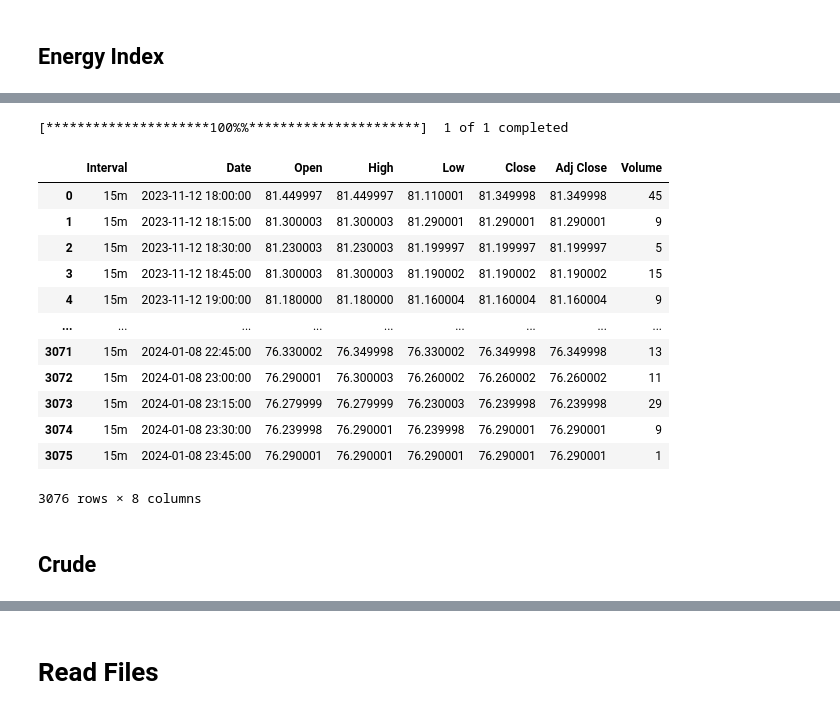
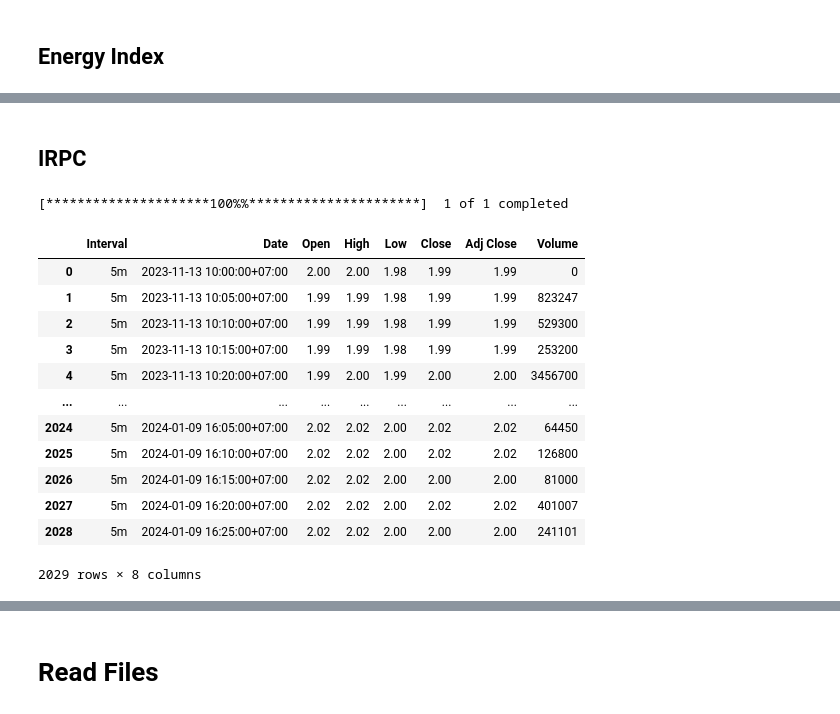
Before and after one commit to y-lims/DADS6003_Buy-Sell_Stock_Forecasting, a Jupyter notebook: SPRC_training.ipynb, the cells around one changed output, grey strips where cells are left out. Cells and saved outputs as stored; diff of their text form; code cells hidden in the pictures.

```diff
--- a/SPRC_training.ipynb
+++ b/SPRC_training.ipynb
@@ -444,11 +326,11 @@ display(RESOURCE_df)
 # %% [markdown]
 ## Energy Index
 # %%
-# Energy Index 15m
+# Energy Index 5m
 stock_symbol = '^ENERG.BK'
 end_date = datetime.today().strftime('%Y-%m-%d')
 start_date = (datetime.today() - timedelta(days=59)).strftime('%Y-%m-%d')
-intervals = ['15m']
+intervals = ['5m']
 
 # Create an empty DataFrame to store the results
 ENERGY_df = pd.DataFrame()
@@ -487,0 +370,25 @@ display(ENERGY_df)
+# %%
+# Energy Index 5m
+stock_symbol = 'TOP.BK'
+end_date = datetime.today().strftime('%Y-%m-%d')
+start_date = (datetime.today() - timedelta(days=59)).strftime('%Y-%m-%d')
+intervals = ['5m']
+
+# Create an empty DataFrame to store the results
+TOP_df = pd.DataFrame()
+
+# Loop through each interval and append data to the DataFrame
+for interval in intervals:
+    data = yf.download(stock_symbol, start=start_date, end=end_date, interval=interval)
+    # Add a level to the MultiIndex for the interval
+    data.index = pd.MultiIndex.from_product([[interval], data.index], names=['Interval', 'Date'])
+    TOP_df = pd.concat([TOP_df, data])
+
+# Reset the index to get Date as a column
+TOP_df.reset_index(inplace=True)
+
+# Display the resulting DataFrame
+display(TOP_df)
+
+# # Save the DataFrame to a CSV file
+# TOP_df.to_csv('data_TOP.csv', index=False)
@@ -488,42 +410,42 @@ display(ENERGY_df)
+# %% [markdown]
+## IRPC
 # %%
-# BRENT 15m
-stock_symbol = 'BZ=F'
+# IRPC 5m
+stock_symbol = 'IRPC.BK'
 end_date = datetime.today().strftime('%Y-%m-%d')
 start_date = (datetime.today() - timedelta(days=59)).strftime('%Y-%m-%d')
-intervals = ['15m']
+intervals = ['5m']
 
 # Create an empty DataFrame to store the results
-BRENT_df = pd.DataFrame()
+IRPC_df = pd.DataFrame()
 
 # Loop through each interval and append data to the DataFrame
 for interval in intervals:
     data = yf.download(stock_symbol, start=start_date, end=end_date, interval=interval)
     # Add a level to the MultiIndex for the interval
     data.index = pd.MultiIndex.from_product([[interval], data.index], names=['Interval', 'Date'])
-    BRENT_df = pd.concat([BRENT_df, data])
+    IRPC_df = pd.concat([IRPC_df, data])
 
 # Reset the index to get Date as a column
-BRENT_df.reset_index(inplace=True)
+IRPC_df.reset_index(inplace=True)
 
 # Display the resulting DataFrame
-display(BRENT_df)
+display(IRPC_df)
 
 # # Save the DataFrame to a CSV file
-# BRENT_df.to_csv('data_BRENT.csv', index=False)
+# IRPC_df.to_csv('data_IRPC.csv', index=False)
 # %% [output]
 [*********************100%%**********************]  1 of 1 completed
 |  | Interval | Date | Open | High | Low | Close | Adj Close | Volume |
-| 0 | 15m | 2023-11-12 18:00:00 | 81.449997 | 81.449997 | 81.110001 | 81.349998 | 81.349998 | 45 |
-| 1 | 15m | 2023-11-12 18:15:00 | 81.300003 | 81.300003 | 81.290001 | 81.290001 | 81.290001 | 9 |
-| 2 | 15m | 2023-11-12 18:30:00 | 81.230003 | 81.230003 | 81.199997 | 81.199997 | 81.199997 | 5 |
-| 3 | 15m | 2023-11-12 18:45:00 | 81.300003 | 81.300003 | 81.190002 | 81.190002 | 81.190002 | 15 |
-| 4 | 15m | 2023-11-12 19:00:00 | 81.180000 | 81.180000 | 81.160004 | 81.160004 | 81.160004 | 9 |
+| 0 | 5m | 2023-11-13 10:00:00+07:00 | 2.00 | 2.00 | 1.98 | 1.99 | 1.99 | 0 |
+| 1 | 5m | 2023-11-13 10:05:00+07:00 | 1.99 | 1.99 | 1.98 | 1.99 | 1.99 | 823247 |
+| 2 | 5m | 2023-11-13 10:10:00+07:00 | 1.99 | 1.99 | 1.98 | 1.99 | 1.99 | 529300 |
+| 3 | 5m | 2023-11-13 10:15:00+07:00 | 1.99 | 1.99 | 1.98 | 1.99 | 1.99 | 253200 |
+| 4 | 5m | 2023-11-13 10:20:00+07:00 | 1.99 | 2.00 | 1.99 | 2.00 | 2.00 | 3456700 |
 | ... | ... | ... | ... | ... | ... | ... | ... | ... |
-| 3071 | 15m | 2024-01-08 22:45:00 | 76.330002 | 76.349998 | 76.330002 | 76.349998 | 76.349998 | 13 |
-| 3072 | 15m | 2024-01-08 23:00:00 | 76.290001 | 76.300003 | 76.260002 | 76.260002 | 76.260002 | 11 |
-| 3073 | 15m | 2024-01-08 23:15:00 | 76.279999 | 76.279999 | 76.230003 | 76.239998 | 76.239998 | 29 |
-| 3074 | 15m | 2024-01-08 23:30:00 | 76.239998 | 76.290001 | 76.239998 | 76.290001 | 76.290001 | 9 |
-| 3075 | 15m | 2024-01-08 23:45:00 | 76.290001 | 76.290001 | 76.290001 | 76.290001 | 76.290001 | 1 |
+| 2024 | 5m | 2024-01-09 16:05:00+07:00 | 2.02 | 2.02 | 2.00 | 2.02 | 2.02 | 64450 |
+| 2025 | 5m | 2024-01-09 16:10:00+07:00 | 2.02 | 2.02 | 2.00 | 2.02 | 2.02 | 126800 |
+| 2026 | 5m | 2024-01-09 16:15:00+07:00 | 2.02 | 2.02 | 2.00 | 2.00 | 2.00 | 81000 |
+| 2027 | 5m | 2024-01-09 16:20:00+07:00 | 2.02 | 2.02 | 2.00 | 2.02 | 2.02 | 401007 |
+| 2028 | 5m | 2024-01-09 16:25:00+07:00 | 2.02 | 2.02 | 2.00 | 2.00 | 2.00 | 241101 |
-3076 rows × 8 columns
+2029 rows × 8 columns
-# %% [markdown]
-## Crude
```
Also changed, not shown: parts of 85 cells of this notebook, 28 other files.
